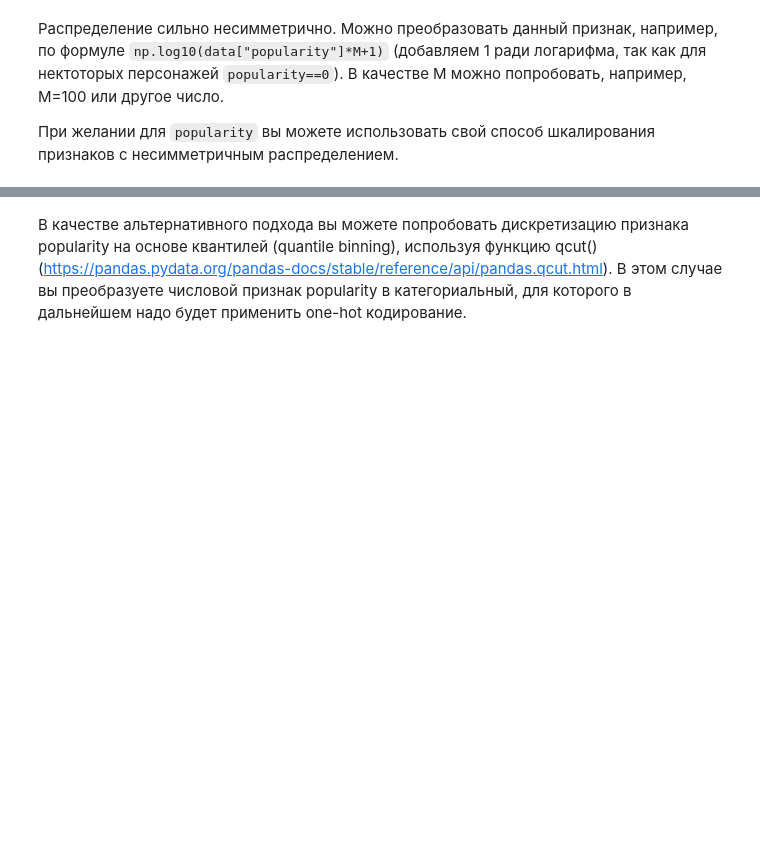
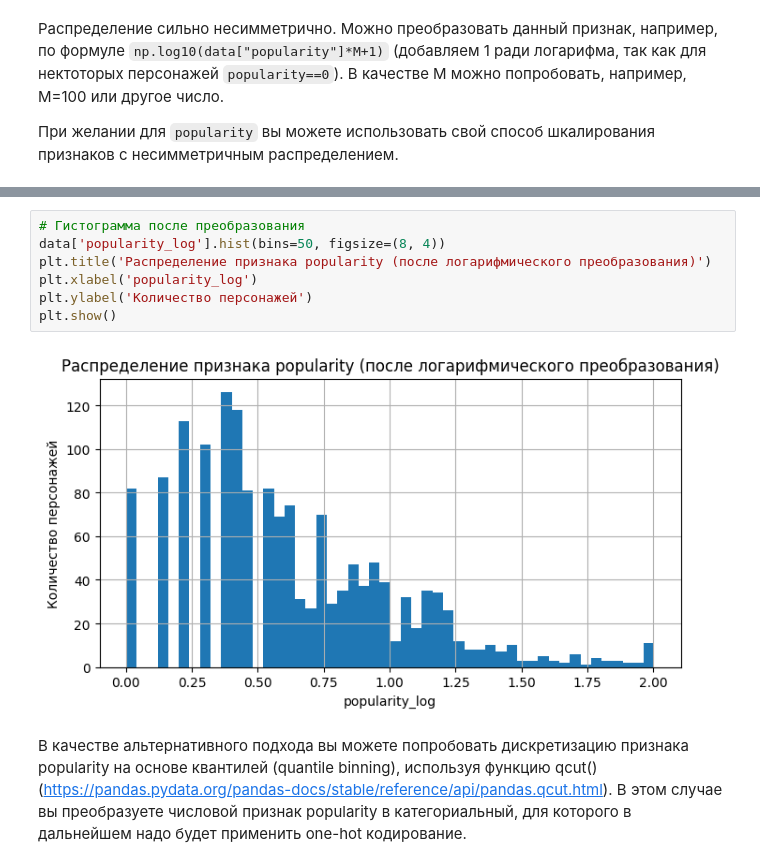
Before and after one commit to dobrohvalov/dobrohvalov, a Jupyter notebook: week_01_ml_intro/Homework/hw_1_game_of_thrones.ipynb, the cells around one changed output, grey strips where cells are left out. Saved outputs shown, nothing was run; the diff lists cells and outputs as text; blank space fills up the shorter version.

```diff
--- a/week_01_ml_intro/Homework/hw_1_game_of_thrones.ipynb
+++ b/week_01_ml_intro/Homework/hw_1_game_of_thrones.ipynb
@@ -147,3 +273,12 @@ data.describe(include = [...]).T[['count', 'min', 'max']]
+# %%
+# Гистограмма после преобразования
+data['popularity_log'].hist(bins=50, figsize=(8, 4))
+plt.title('Распределение признака popularity (после логарифмического преобразования)')
+plt.xlabel('popularity_log')
+plt.ylabel('Количество персонажей')
+plt.show()
+# %% [output]
+[figure, added]
 # %% [markdown]
 В качестве альтернативного подхода вы можете попробовать дискретизацию признака popularity на основе квантилей (quantile binning), используя функцию qcut() (https://pandas.pydata.org/pandas-docs/stable/reference/api/pandas.qcut.html). В этом случае вы преобразуете числовой признак popularity в категориальный, для которого в дальнейшем надо будет применить one-hot кодирование.
 # %% [markdown]
```
Also changed, not shown: parts of 62 cells of this notebook.
